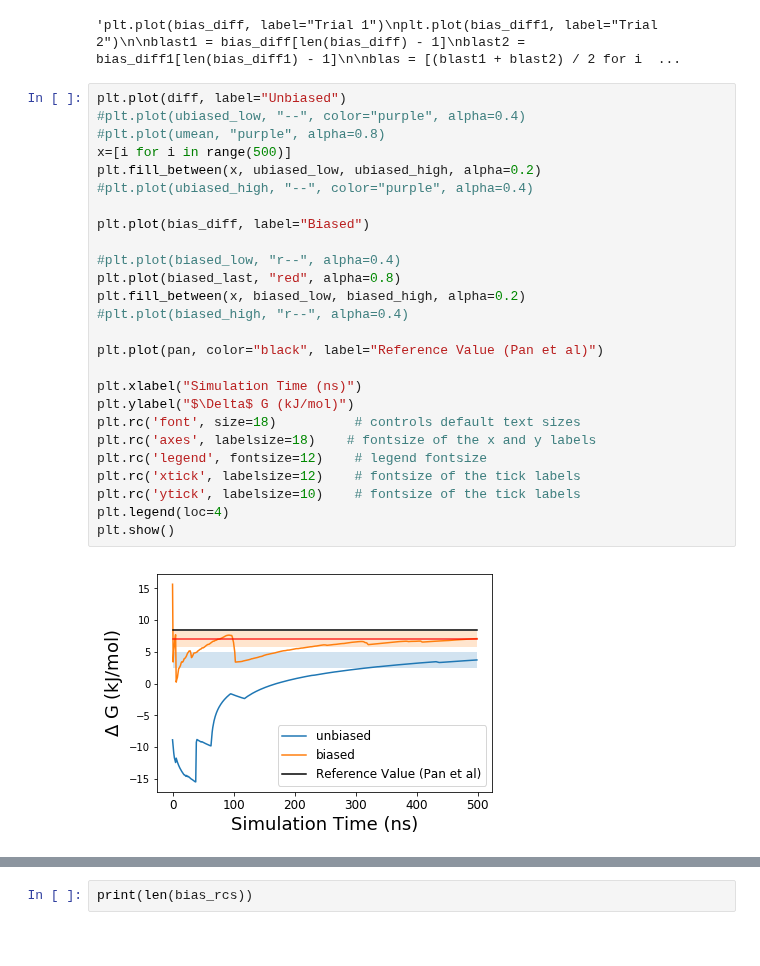
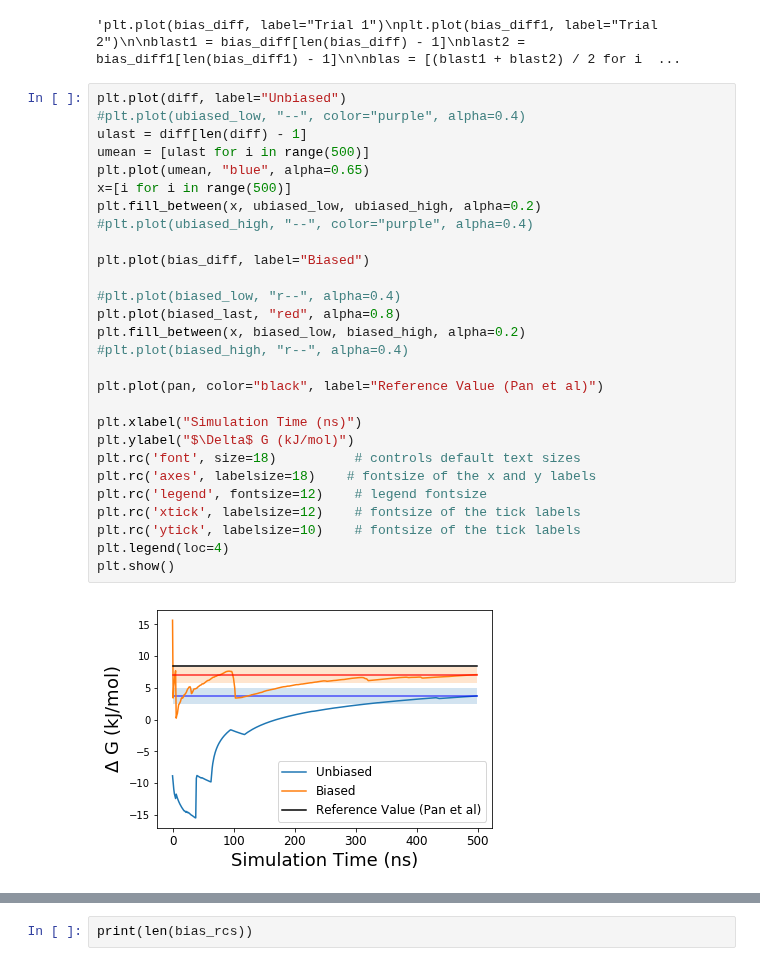
Before and after one commit to tiwarylab/amino, a Jupyter notebook: BUT/gibbs.ipynb, the cells around one changed output, grey strips where cells are left out. Drawn from its saved outputs; the diff is of its cells as text.

Commit message:
final image changes!

```diff
--- a/BUT/gibbs.ipynb
+++ b/BUT/gibbs.ipynb
@@ -301,31 +301,33 @@ plt.show()'''
 # %%
 plt.plot(diff, label="Unbiased")
 #plt.plot(ubiased_low, "--", color="purple", alpha=0.4)
-#plt.plot(umean, "purple", alpha=0.8)
+ulast = diff[len(diff) - 1]
+umean = [ulast for i in range(500)]
+plt.plot(umean, "blue", alpha=0.65)
 x=[i for i in range(500)]
 plt.fill_between(x, ubiased_low, ubiased_high, alpha=0.2)
 #plt.plot(ubiased_high, "--", color="purple", alpha=0.4)
 
 plt.plot(bias_diff, label="Biased")
 
 #plt.plot(biased_low, "r--", alpha=0.4)
 plt.plot(biased_last, "red", alpha=0.8)
 plt.fill_between(x, biased_low, biased_high, alpha=0.2)
 #plt.plot(biased_high, "r--", alpha=0.4)
 
 plt.plot(pan, color="black", label="Reference Value (Pan et al)")
 
 plt.xlabel("Simulation Time (ns)")
 plt.ylabel("$\Delta$ G (kJ/mol)")
 plt.rc('font', size=18)          # controls default text sizes
 plt.rc('axes', labelsize=18)    # fontsize of the x and y labels
 plt.rc('legend', fontsize=12)    # legend fontsize
 plt.rc('xtick', labelsize=12)    # fontsize of the tick labels
 plt.rc('ytick', labelsize=10)    # fontsize of the tick labels
 plt.legend(loc=4)
 plt.show()
 # %% [output]
-[figure, old version]
+[figure, new version]
 # %%
 small_rcs = []
 xs = []
```
Also changed, not shown: parts of 2 cells of this notebook, 4 other files.
